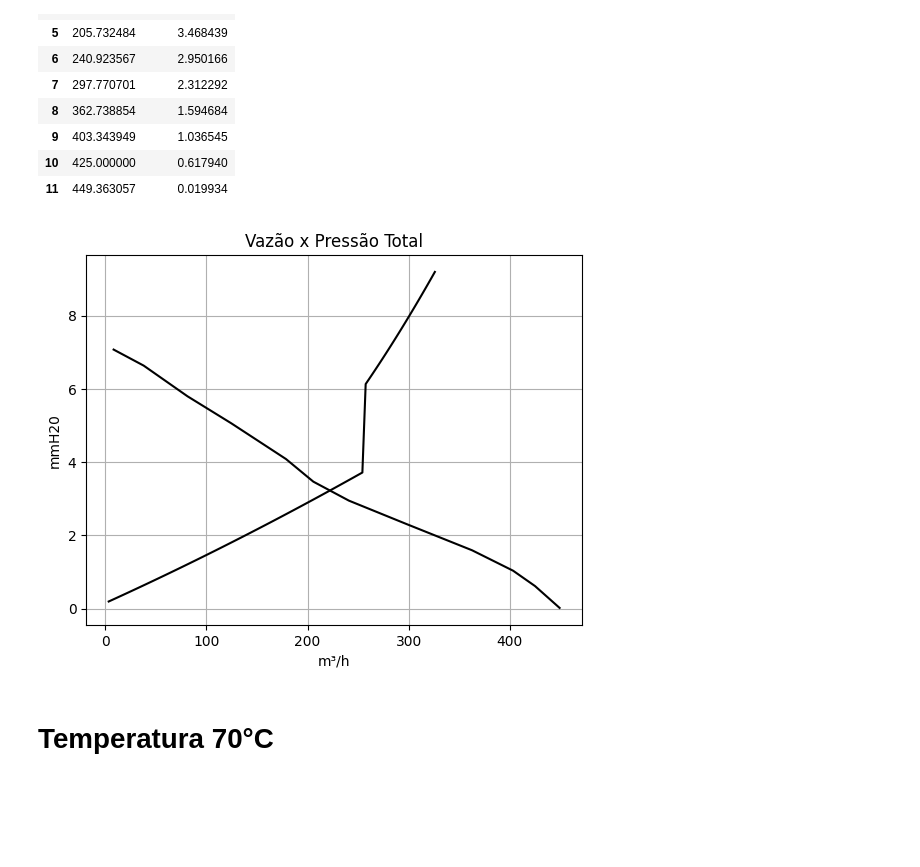
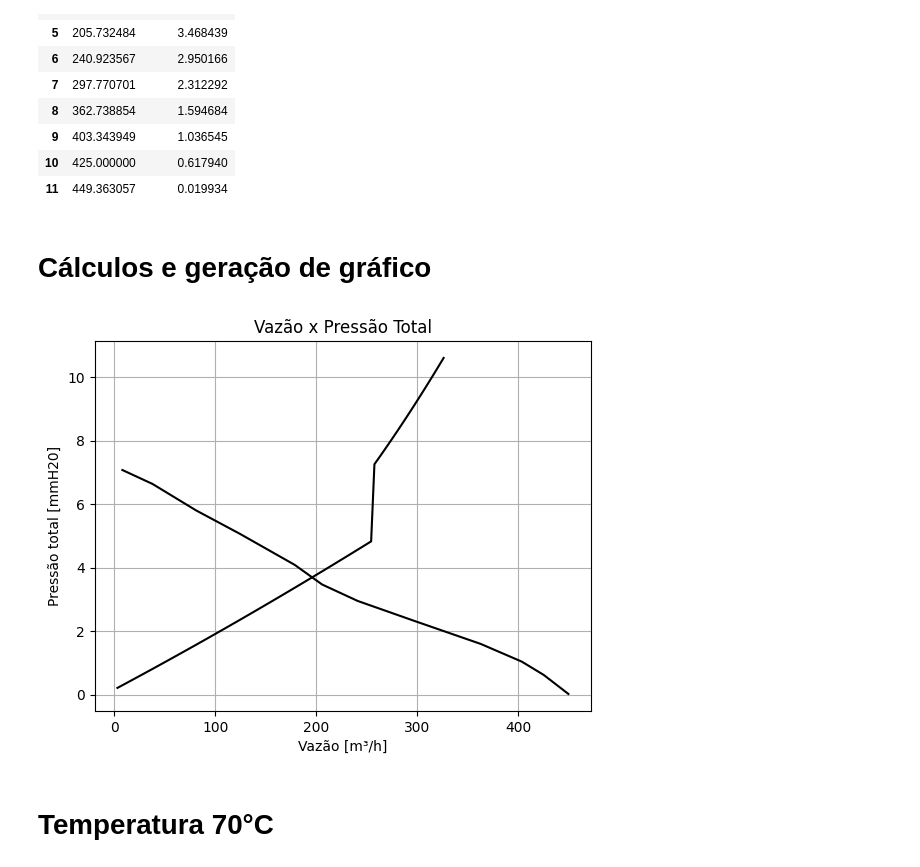
Before and after one commit to Rodrigoveloso7/C-lculos-preliminares-sele-o-de-ventilador-sistema-de-exaust-o, a Jupyter notebook: VERIFICAÇÃO_VENTILAÇÃO_SISTEMA_DE_EXAUSTÃO.ipynb, the cells around one changed output. Drawn from its saved outputs; the diff is of its cells as text; code cells hidden in the pictures; blank space fills up the shorter version.

```diff
--- a/VERIFICAÇÃO_VENTILAÇÃO_SISTEMA_DE_EXAUSTÃO.ipynb
+++ b/VERIFICAÇÃO_VENTILAÇÃO_SISTEMA_DE_EXAUSTÃO.ipynb
@@ -73,8 +46,0 @@ e/dh2 0.009653035217794254
-# %%
-f1 = (64/Re1) # Para Reynolds 1972
-f2 = (64/Re2) # Para Reynolds 518
-#Quando Reynolds > 2000 usar Diagrama de Moody
-print('f1',f1)
-print('f2',f2)
-hl = (100 * velocidade_entrada)/(2*g)
-print('hd',hl)
@@ -85,4 +46,0 @@ hd 0.5450856613477957
-# %%
-hd2 = ((f2*L2)*(velocidade_saida**2))/(dh2*2*g)
-hd1 = ((f1*L1)*(velocidade_entrada**2))/(dh1*2*g)
-Pb = 0
@@ -91,3 +46,0 @@ Pb = 0
-# %%
-Pa = Pb + hd1 + hd2 + hl
-Pa
@@ -98,3 +46,0 @@ Pcorrigida = Pa*(PropsSI('D', 'T', 273.15+20, 'P', 101325, 'Air')/densidade)
-# %%
-P1 = (L2+(velocidade_saida/(2*g))+Pcorrigida-(velocidade_entrada/(2*g)))*densidade
-P1
@@ -127,38 +63,41 @@ datasheet
 | 9 | 403.343949 | 1.036545 |
 | 10 | 425.000000 | 0.617940 |
 | 11 | 449.363057 | 0.019934 |
+# %% [markdown]
+# Cálculos e geração de gráfico
 # %%
 velocidade_plot = np.linspace(0.1,10,100)
 pressao_plot = []
 vazao_plot = []
 for velocidade in velocidade_plot:
   visc_din = PropsSI('V', 'T', T_ar, 'P', 101325, 'Air')
   densidade = PropsSI('D', 'T', T_ar, 'P', 101325, 'Air')
   visc_cin = visc_din/densidade
   vazao = velocidade*A_recorte_total
-  velocidade_entrada = vazao/(b1*h1)
+  # velocidade_entrada = vazao/(b1*h1)
+  velocidade_entrada = vazao/(np.pi*(0.2**2)/4)
   Re1 = (velocidade_entrada*dh1)/(visc_cin)
   Re2 = (velocidade*dh2)/(visc_cin)
   f1 = friction_factor(Re=Re1, eD=e/(dh1*1000))
   f2 = friction_factor(Re=Re2, eD=e/(dh2*1000))
   hl = (100 * velocidade_entrada)/(2*g)
   hd2 = ((f2*L2)*(velocidade**2))/(dh2*2*g)
   hd1 = ((f1*L1)*(velocidade_entrada**2))/(dh1*2*g)
   Pa = Pb + hd1 + hd2 + hl
   P1 = ((L2+((velocidade**2)/(2*g))+Pa-((velocidade_entrada**2)/(2*g)))*densidade)
   P1 = P1*(PropsSI('D', 'T', 273.15+20, 'P', 101325, 'Air')/densidade)
   P1 = (P1)/9.8665
 
   pressao_plot.append(P1)
   vazao_plot.append(vazao*3600)
 plt.plot(vazao_plot,pressao_plot,datasheet['Vazão'],datasheet['Pressão Total'],color='black')
-plt.xlabel('m³/h')
-plt.ylabel('mmH20')
+plt.xlabel('Vazão [m³/h]')
+plt.ylabel('Pressão total [mmH20]')
 plt.title('Vazão x Pressão Total')
 plt.grid()
 plt.show()
 # %% [output]
-[figure, old version]
+[figure, new version]
 # %% [markdown]
 # Temperatura 70°C
 # %% [markdown]
```
Also changed, not shown: parts of 19 cells of this notebook.
